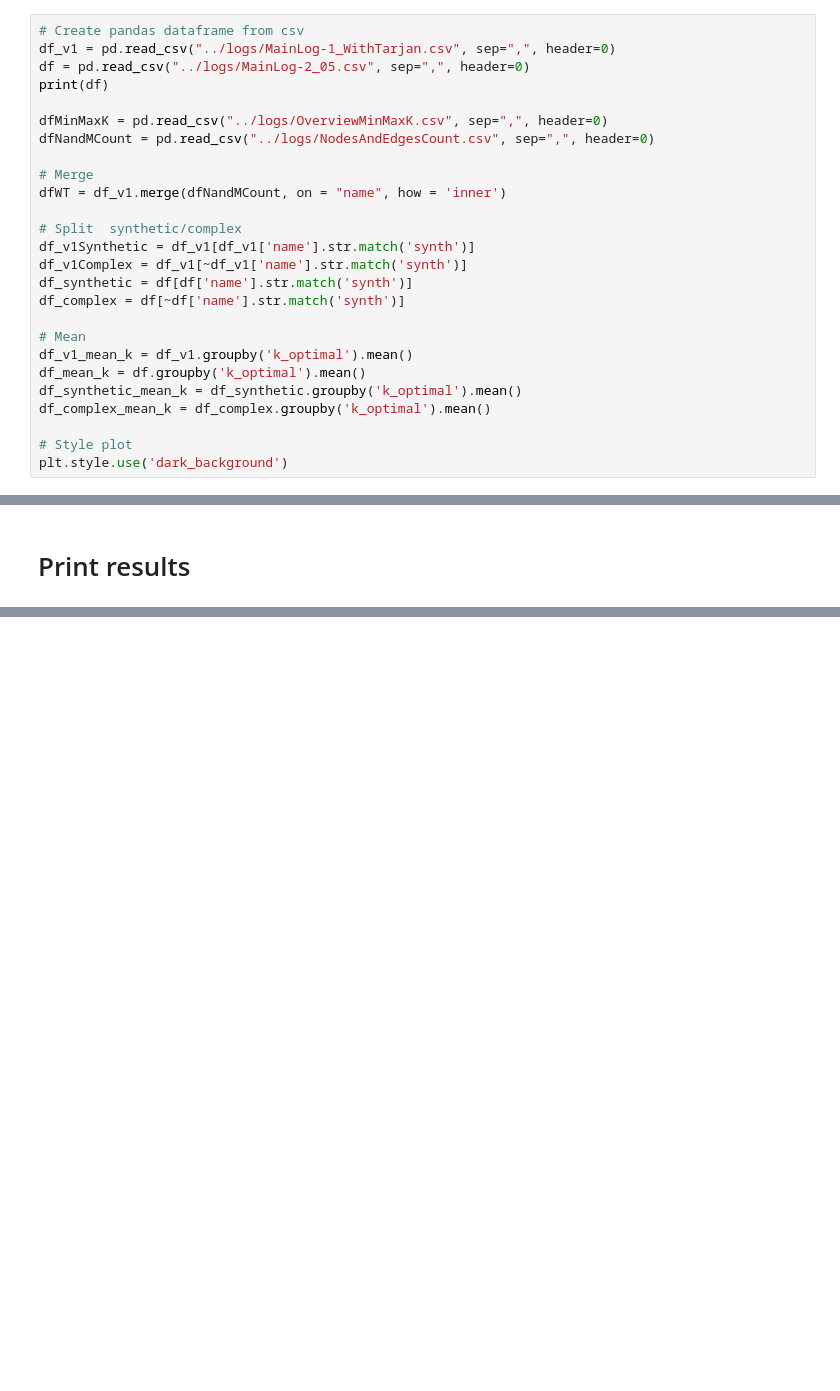
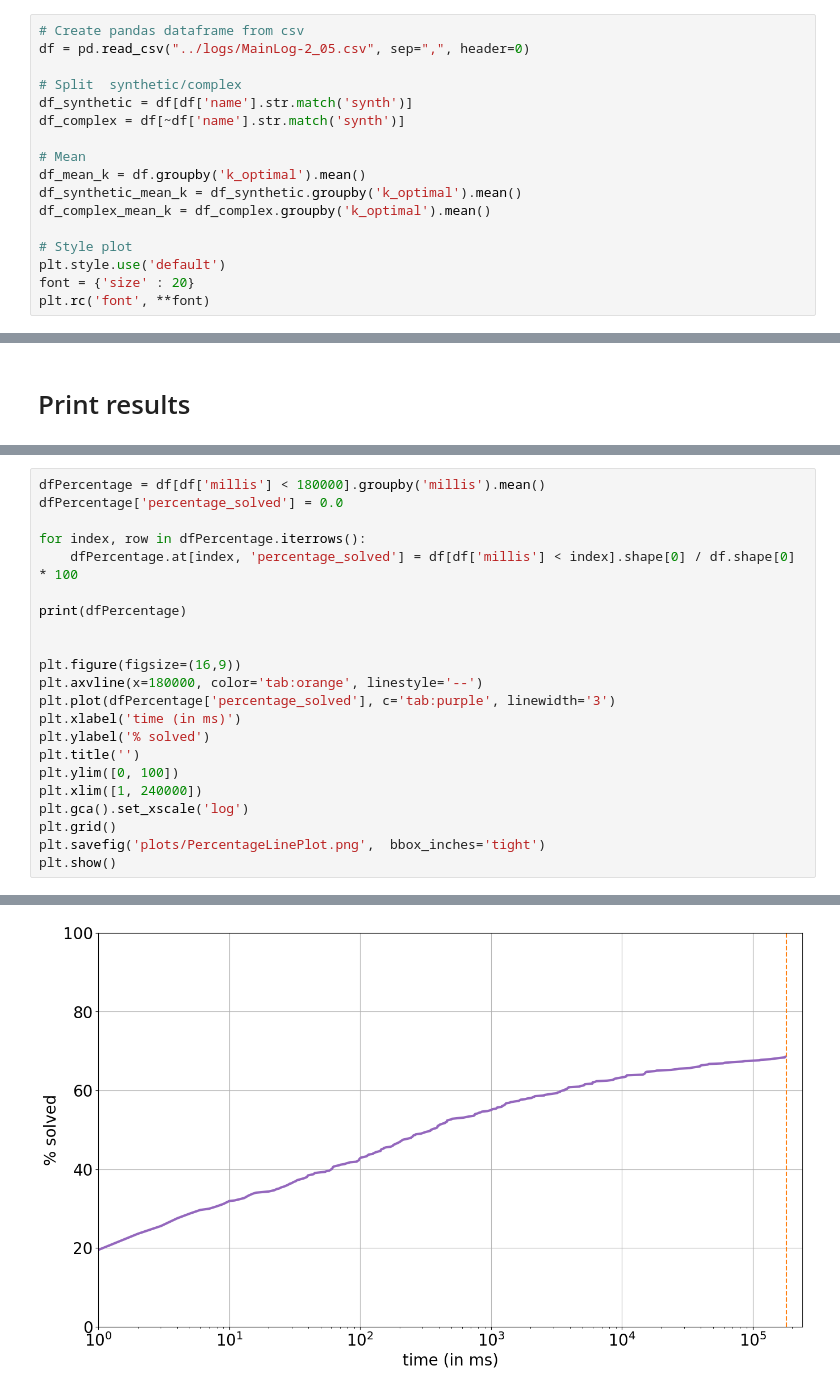
Before and after one commit to HenriDickel/DFVS-Solver, a Jupyter notebook: DFVS_Solver/src/python/statistics_v2.ipynb, the cells around one changed output, grey strips where cells are left out. Drawn from its saved outputs; the diff is of its cells as text; blank space fills up the shorter version.

Commit message:
Improved plots

```diff
--- a/DFVS_Solver/src/python/statistics_v2.ipynb
+++ b/DFVS_Solver/src/python/statistics_v2.ipynb
@@ -11,27 +7,18 @@ from itertools import chain
 # Load Data
 # %%
 # Create pandas dataframe from csv
-df_v1 = pd.read_csv("../logs/MainLog-1_WithTarjan.csv", sep=",", header=0)
 df = pd.read_csv("../logs/MainLog-2_05.csv", sep=",", header=0)
-print(df)
-
-dfMinMaxK = pd.read_csv("../logs/OverviewMinMaxK.csv", sep=",", header=0)
-dfNandMCount = pd.read_csv("../logs/NodesAndEdgesCount.csv", sep=",", header=0)
-
-# Merge
-dfWT = df_v1.merge(dfNandMCount, on = "name", how = 'inner')
 
 # Split  synthetic/complex
-df_v1Synthetic = df_v1[df_v1['name'].str.match('synth')]
-df_v1Complex = df_v1[~df_v1['name'].str.match('synth')]
 df_synthetic = df[df['name'].str.match('synth')]
 df_complex = df[~df['name'].str.match('synth')]
 
 # Mean
-df_v1_mean_k = df_v1.groupby('k_optimal').mean()
 df_mean_k = df.groupby('k_optimal').mean()
 df_synthetic_mean_k = df_synthetic.groupby('k_optimal').mean()
 df_complex_mean_k = df_complex.groupby('k_optimal').mean()
 
 # Style plot
-plt.style.use('dark_background')
+plt.style.use('default')
+font = {'size' : 20}
+plt.rc('font', **font)
@@ -98,0 +57,23 @@ General: 454/661 (0.686838124054463%)
+# %%
+dfPercentage = df[df['millis'] < 180000].groupby('millis').mean()
+dfPercentage['percentage_solved'] = 0.0
+
+for index, row in dfPercentage.iterrows():
+    dfPercentage.at[index, 'percentage_solved'] = df[df['millis'] < index].shape[0] / df.shape[0] * 100
+
+print(dfPercentage)
+
+
+plt.figure(figsize=(16,9))
+plt.axvline(x=180000, color='tab:orange', linestyle='--')
+plt.plot(dfPercentage['percentage_solved'], c='tab:purple', linewidth='3')
+plt.xlabel('time (in ms)')
+plt.ylabel('% solved')
+plt.title('')
+plt.ylim([0, 100])
+plt.xlim([1, 240000])
+plt.gca().set_xscale('log')
+plt.grid()
+plt.savefig('plots/PercentageLinePlot.png',  bbox_inches='tight')
+plt.show()
+# %% [output]
@@ -99 +95,2 @@ General: 454/661 (0.686838124054463%)
+[figure, added]
 # %% [markdown]
```
Also changed, not shown: parts of 8 cells of this notebook, 19 other files.
